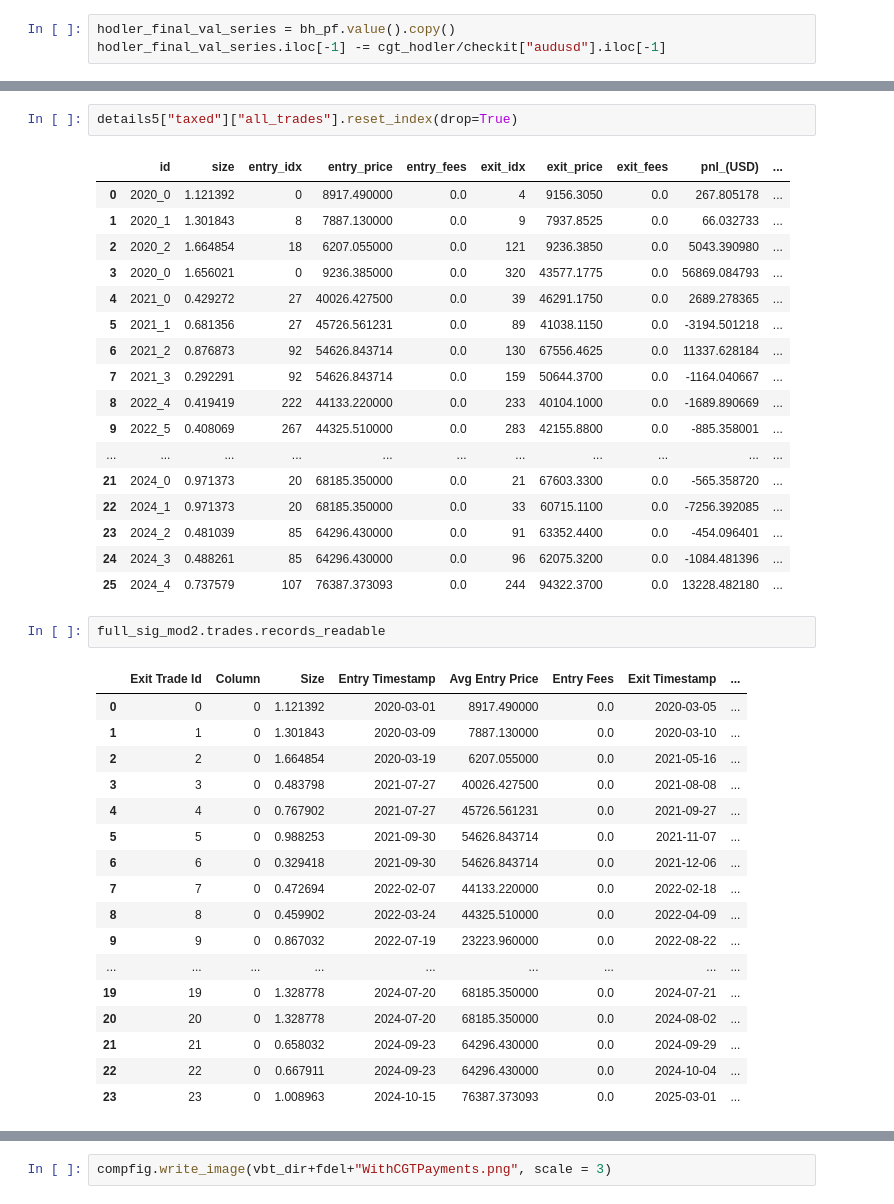
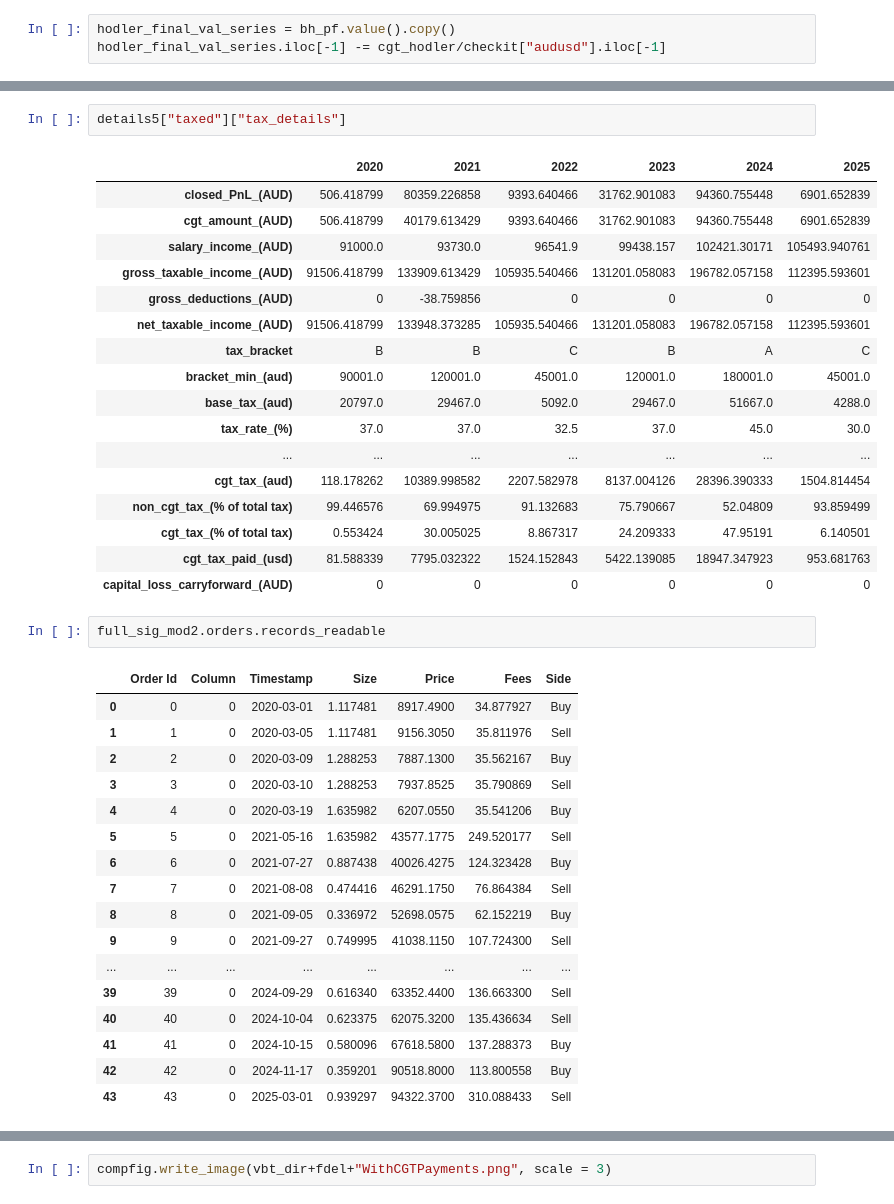
Before and after one commit to HelloThereMatey/vbt_tax, a Jupyter notebook: vbt_bitty_42Macro.ipynb, the cells around one changed output, grey strips where cells are left out. Drawn from its saved outputs; the diff is of its cells as text.

```diff
--- a/vbt_bitty_42Macro.ipynb
+++ b/vbt_bitty_42Macro.ipynb
@@ -992,40 +858,40 @@ Adjusted final portfolio value for taxed_pf to 132502.19287757535 to account for
 # %%
-details5["taxed"]["all_trades"].reset_index(drop=True)
+details5["taxed"]["tax_details"]
 # %% [output]
-|  | id | size | entry_idx | entry_price | entry_fees | exit_idx | exit_price | exit_fees | pnl_(USD) | ... |
-| 0 | 2020_0 | 1.121392 | 0 | 8917.490000 | 0.0 | 4 | 9156.3050 | 0.0 | 267.805178 | ... |
-| 1 | 2020_1 | 1.301843 | 8 | 7887.130000 | 0.0 | 9 | 7937.8525 | 0.0 | 66.032733 | ... |
-| 2 | 2020_2 | 1.664854 | 18 | 6207.055000 | 0.0 | 121 | 9236.3850 | 0.0 | 5043.390980 | ... |
-| 3 | 2020_0 | 1.656021 | 0 | 9236.385000 | 0.0 | 320 | 43577.1775 | 0.0 | 56869.084793 | ... |
-| 4 | 2021_0 | 0.429272 | 27 | 40026.427500 | 0.0 | 39 | 46291.1750 | 0.0 | 2689.278365 | ... |
-| 5 | 2021_1 | 0.681356 | 27 | 45726.561231 | 0.0 | 89 | 41038.1150 | 0.0 | -3194.501218 | ... |
-| 6 | 2021_2 | 0.876873 | 92 | 54626.843714 | 0.0 | 130 | 67556.4625 | 0.0 | 11337.628184 | ... |
-| 7 | 2021_3 | 0.292291 | 92 | 54626.843714 | 0.0 | 159 | 50644.3700 | 0.0 | -1164.040667 | ... |
-| 8 | 2022_4 | 0.419419 | 222 | 44133.220000 | 0.0 | 233 | 40104.1000 | 0.0 | -1689.890669 | ... |
-| 9 | 2022_5 | 0.408069 | 267 | 44325.510000 | 0.0 | 283 | 42155.8800 | 0.0 | -885.358001 | ... |
-| ... | ... | ... | ... | ... | ... | ... | ... | ... | ... | ... |
-| 21 | 2024_0 | 0.971373 | 20 | 68185.350000 | 0.0 | 21 | 67603.3300 | 0.0 | -565.358720 | ... |
-| 22 | 2024_1 | 0.971373 | 20 | 68185.350000 | 0.0 | 33 | 60715.1100 | 0.0 | -7256.392085 | ... |
-| 23 | 2024_2 | 0.481039 | 85 | 64296.430000 | 0.0 | 91 | 63352.4400 | 0.0 | -454.096401 | ... |
-| 24 | 2024_3 | 0.488261 | 85 | 64296.430000 | 0.0 | 96 | 62075.3200 | 0.0 | -1084.481396 | ... |
-| 25 | 2024_4 | 0.737579 | 107 | 76387.373093 | 0.0 | 244 | 94322.3700 | 0.0 | 13228.482180 | ... |
+|  | 2020 | 2021 | 2022 | 2023 | 2024 | 2025 |
+| closed_PnL_(AUD) | 506.418799 | 80359.226858 | 9393.640466 | 31762.901083 | 94360.755448 | 6901.652839 |
+| cgt_amount_(AUD) | 506.418799 | 40179.613429 | 9393.640466 | 31762.901083 | 94360.755448 | 6901.652839 |
+| salary_income_(AUD) | 91000.0 | 93730.0 | 96541.9 | 99438.157 | 102421.30171 | 105493.940761 |
+| gross_taxable_income_(AUD) | 91506.418799 | 133909.613429 | 105935.540466 | 131201.058083 | 196782.057158 | 112395.593601 |
+| gross_deductions_(AUD) | 0 | -38.759856 | 0 | 0 | 0 | 0 |
+| net_taxable_income_(AUD) | 91506.418799 | 133948.373285 | 105935.540466 | 131201.058083 | 196782.057158 | 112395.593601 |
+| tax_bracket | B | B | C | B | A | C |
+| bracket_min_(aud) | 90001.0 | 120001.0 | 45001.0 | 120001.0 | 180001.0 | 45001.0 |
+| base_tax_(aud) | 20797.0 | 29467.0 | 5092.0 | 29467.0 | 51667.0 | 4288.0 |
+| tax_rate_(%) | 37.0 | 37.0 | 32.5 | 37.0 | 45.0 | 30.0 |
+| ... | ... | ... | ... | ... | ... | ... |
+| cgt_tax_(aud) | 118.178262 | 10389.998582 | 2207.582978 | 8137.004126 | 28396.390333 | 1504.814454 |
+| non_cgt_tax_(% of total tax) | 99.446576 | 69.994975 | 91.132683 | 75.790667 | 52.04809 | 93.859499 |
+| cgt_tax_(% of total tax) | 0.553424 | 30.005025 | 8.867317 | 24.209333 | 47.95191 | 6.140501 |
+| cgt_tax_paid_(usd) | 81.588339 | 7795.032322 | 1524.152843 | 5422.139085 | 18947.347923 | 953.681763 |
+| capital_loss_carryforward_(AUD) | 0 | 0 | 0 | 0 | 0 | 0 |
 # %%
-full_sig_mod2.trades.records_readable
+full_sig_mod2.orders.records_readable
 # %% [output]
-|  | Exit Trade Id | Column | Size | Entry Timestamp | Avg Entry Price | Entry Fees | Exit Timestamp | ... |
-| 0 | 0 | 0 | 1.121392 | 2020-03-01 | 8917.490000 | 0.0 | 2020-03-05 | ... |
-| 1 | 1 | 0 | 1.301843 | 2020-03-09 | 7887.130000 | 0.0 | 2020-03-10 | ... |
-| 2 | 2 | 0 | 1.664854 | 2020-03-19 | 6207.055000 | 0.0 | 2021-05-16 | ... |
-| 3 | 3 | 0 | 0.483798 | 2021-07-27 | 40026.427500 | 0.0 | 2021-08-08 | ... |
-| 4 | 4 | 0 | 0.767902 | 2021-07-27 | 45726.561231 | 0.0 | 2021-09-27 | ... |
-| 5 | 5 | 0 | 0.988253 | 2021-09-30 | 54626.843714 | 0.0 | 2021-11-07 | ... |
-| 6 | 6 | 0 | 0.329418 | 2021-09-30 | 54626.843714 | 0.0 | 2021-12-06 | ... |
-| 7 | 7 | 0 | 0.472694 | 2022-02-07 | 44133.220000 | 0.0 | 2022-02-18 | ... |
-| 8 | 8 | 0 | 0.459902 | 2022-03-24 | 44325.510000 | 0.0 | 2022-04-09 | ... |
-| 9 | 9 | 0 | 0.867032 | 2022-07-19 | 23223.960000 | 0.0 | 2022-08-22 | ... |
-| ... | ... | ... | ... | ... | ... | ... | ... | ... |
-| 19 | 19 | 0 | 1.328778 | 2024-07-20 | 68185.350000 | 0.0 | 2024-07-21 | ... |
-| 20 | 20 | 0 | 1.328778 | 2024-07-20 | 68185.350000 | 0.0 | 2024-08-02 | ... |
-| 21 | 21 | 0 | 0.658032 | 2024-09-23 | 64296.430000 | 0.0 | 2024-09-29 | ... |
-| 22 | 22 | 0 | 0.667911 | 2024-09-23 | 64296.430000 | 0.0 | 2024-10-04 | ... |
-| 23 | 23 | 0 | 1.008963 | 2024-10-15 | 76387.373093 | 0.0 | 2025-03-01 | ... |
+|  | Order Id | Column | Timestamp | Size | Price | Fees | Side |
+| 0 | 0 | 0 | 2020-03-01 | 1.117481 | 8917.4900 | 34.877927 | Buy |
+| 1 | 1 | 0 | 2020-03-05 | 1.117481 | 9156.3050 | 35.811976 | Sell |
+| 2 | 2 | 0 | 2020-03-09 | 1.288253 | 7887.1300 | 35.562167 | Buy |
+| 3 | 3 | 0 | 2020-03-10 | 1.288253 | 7937.8525 | 35.790869 | Sell |
+| 4 | 4 | 0 | 2020-03-19 | 1.635982 | 6207.0550 | 35.541206 | Buy |
+| 5 | 5 | 0 | 2021-05-16 | 1.635982 | 43577.1775 | 249.520177 | Sell |
+| 6 | 6 | 0 | 2021-07-27 | 0.887438 | 40026.4275 | 124.323428 | Buy |
+| 7 | 7 | 0 | 2021-08-08 | 0.474416 | 46291.1750 | 76.864384 | Sell |
+| 8 | 8 | 0 | 2021-09-05 | 0.336972 | 52698.0575 | 62.152219 | Buy |
+| 9 | 9 | 0 | 2021-09-27 | 0.749995 | 41038.1150 | 107.724300 | Sell |
+| ... | ... | ... | ... | ... | ... | ... | ... |
+| 39 | 39 | 0 | 2024-09-29 | 0.616340 | 63352.4400 | 136.663300 | Sell |
+| 40 | 40 | 0 | 2024-10-04 | 0.623375 | 62075.3200 | 135.436634 | Sell |
+| 41 | 41 | 0 | 2024-10-15 | 0.580096 | 67618.5800 | 137.288373 | Buy |
+| 42 | 42 | 0 | 2024-11-17 | 0.359201 | 90518.8000 | 113.800558 | Buy |
+| 43 | 43 | 0 | 2025-03-01 | 0.939297 | 94322.3700 | 310.088433 | Sell |
```
Also changed, not shown: parts of 38 cells of this notebook, 5 other files.
